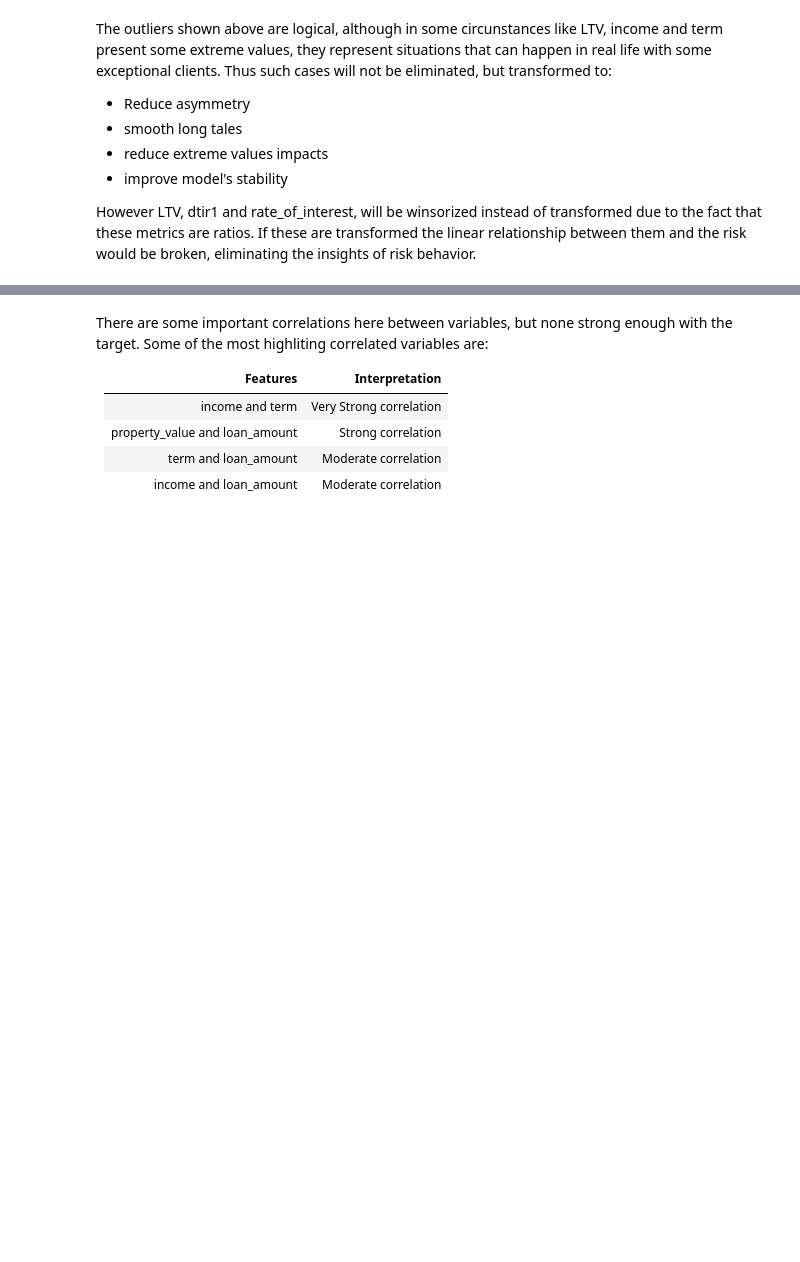
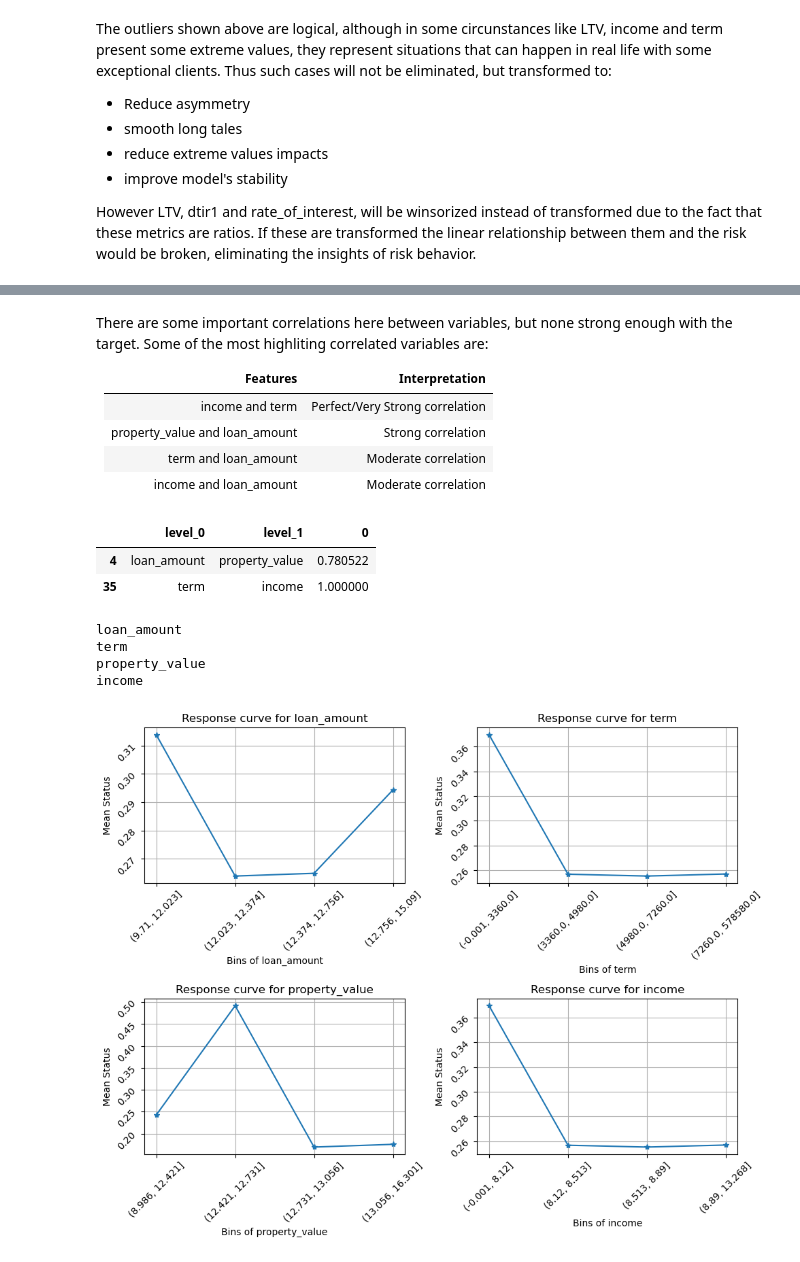
Before and after one commit to DaiaPrado/loan_default_predictor, a Jupyter notebook: loan_default.ipynb, the cells around one changed output, grey strips where cells are left out. Saved outputs shown, nothing was run; the diff lists cells and outputs as text; code cells hidden in the pictures; blank space fills up the shorter version.

```diff
--- a/loan_default.ipynb
+++ b/loan_default.ipynb
@@ -279,28 +388,76 @@ There are some important correlations here between variables, but none strong en
 
 |Features|Interpretation|
 |--------|--------------|
-|income and term| Very Strong correlation|
+|income and term| Perfect/Very Strong correlation|
 |property_value and loan_amount| Strong correlation|
 |term and loan_amount| Moderate correlation|
 |income and loan_amount| Moderate correlation|
 # %%
 # obtain high correlations pairs
-corr = corr.abs()
+def high_corr_pairs(matrix):
+    corr = matrix.abs()
 
-high_corr_pairs = (
-    corr.where(np.triu(np.ones(corr.shape), k=1).astype(bool))
-    .stack()
-    .reset_index()
-)
+    high_corr_pairs = (
+        matrix.where(np.triu(np.ones(matrix.shape), k=1).astype(bool))
+        .stack()
+        .reset_index()
+    )
 
-high_corr_pairs = high_corr_pairs[high_corr_pairs[0] > 0.7]
-high_corr_pairs
+    high_corr_pairs = high_corr_pairs[high_corr_pairs[0] > 0.7]
+    return high_corr_pairs
+
+high_corr_num_pairs = high_corr_pairs(corr)
+high_corr_num_pairs
+# %% [output]
+|  | level_0 | level_1 | 0 |
+| 4 | loan_amount | property_value | 0.780522 |
+| 35 | term | income | 1.000000 |
 # %%
 # Check whether they influence in the same proportion to the target.
-unique_values = []
-for col in high_corr_pairs.columns[0:2]:
-    unique_values.extend(high_corr_pairs[col].unique())
+def target_influence(matrix):
+    unique_values = []
+    for col in matrix.columns[0:2]:
+        unique_values.extend(matrix[col].unique())
 
-for value in unique_values:
-    print(df_no_na.groupby(pd.qcut(df_no_na[value], 4, duplicates="drop"), observed=True)["Status"].mean())
+    n_vars = len(unique_values)
+    n_cols = 2
+    n_rows = math.ceil(n_vars/n_cols)
+
+    fig, axes = plt.subplots(n_rows, n_cols, figsize=(10, 4*n_rows))
+    axes = axes.flatten()
+
+    curves = {}
+
+    for i, value in enumerate(unique_values):
+        print(value)
+        curves[value] = df_no_na.groupby(
+            pd.qcut(df_no_na[value], 4, duplicates="drop"),
+            observed=True
+            )["Status"].mean()
+
+        curve = curves[value]
+        x = curve.index.astype(str)
+        y = curve.values
+
+        ax = axes[i]
+        ax.plot(x, y, marker='*')
+        ax.set_xlabel(f'Bins of {value}')
+        ax.set_ylabel('Mean Status')
+        ax.set_title(f'Response curve for {value}')
+        ax.tick_params(rotation=45)
+        ax.grid(True)
+
+    for j in range (i+1, len(axes)):
+        fig.delaxes(axes[j])
+
+    plt.tight_layout()
+    plt.show()
+
+target_influence(high_corr_num_pairs)
+# %% [output]
+loan_amount
+term
+property_value
+income
+[figure, added]
 # %% [markdown]
```
Also changed, not shown: parts of 23 cells of this notebook.
